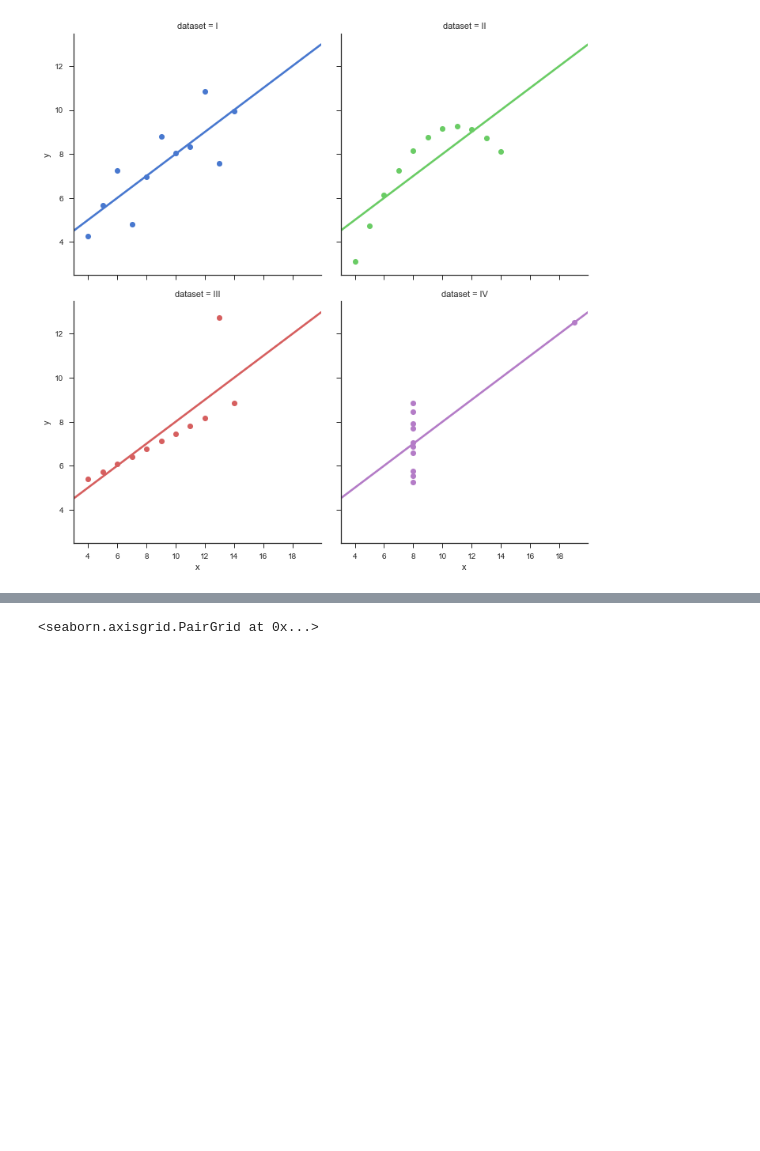
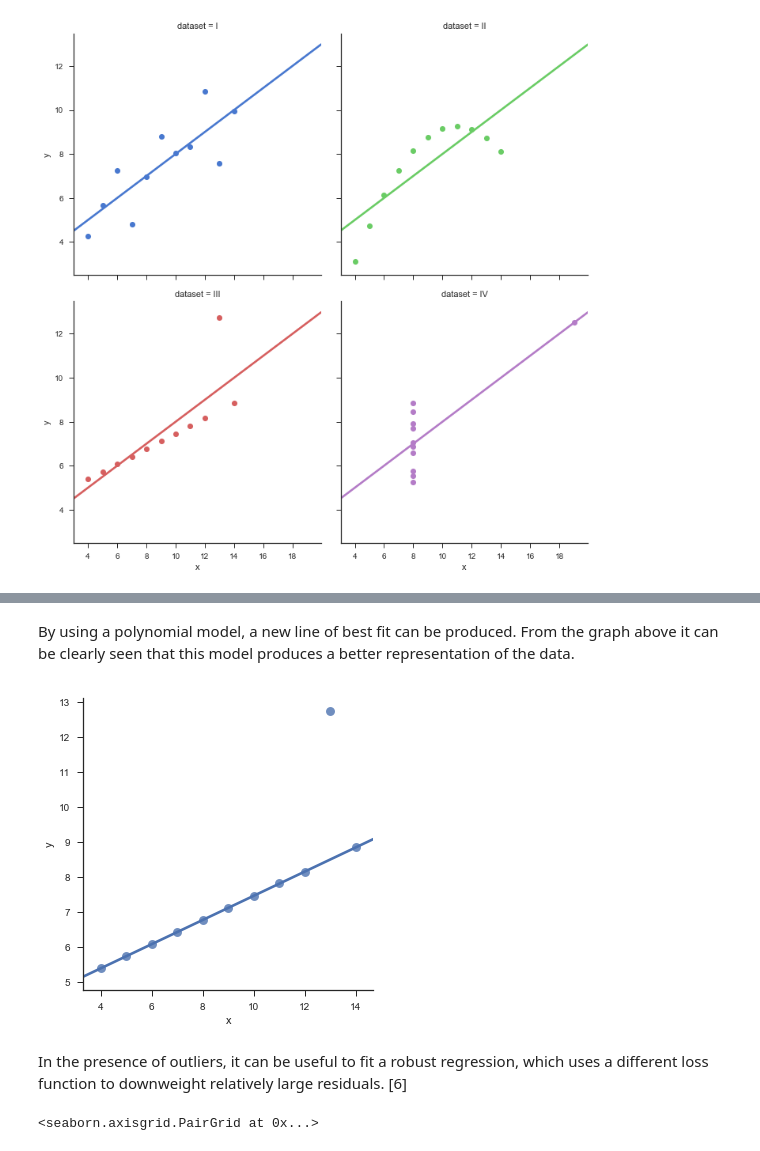
Before and after one commit to peterdt713/Fundamentals_Data_Analysis_Assignment, a Jupyter notebook: Anscombe’s quartet dataset - Research.ipynb, the cells around one changed output, grey strips where cells are left out. Saved outputs shown, nothing was run; the diff lists cells and outputs as text; code cells hidden in the pictures; blank space fills up the shorter version.

```diff
--- a/Anscombe’s quartet dataset - Research.ipynb
+++ b/Anscombe’s quartet dataset - Research.ipynb
@@ -95,3 +105,13 @@ sns.lmplot(x="x", y="y", col="dataset", hue="dataset", data=df,
+# %% [markdown]
+By using a polynomial model, a new line of best fit can be produced. From the graph above it can be clearly seen that this model produces a better representation of the data.
+# %%
+# Robust regression to exclude outlier - Dataset III
+sns.lmplot(x="x", y="y", data=df.query("dataset == 'III'"),
+           robust=True, ci=None, scatter_kws={"s": 80});
+# %% [output]
+[figure, added]
+# %% [markdown]
+In the presence of outliers, it can be useful to fit a robust regression, which uses a different loss function to downweight relatively large residuals. [6]
 # %%
 # Create a Pairplot
 sns.pairplot(df, hue="dataset")
```
Also changed, not shown: parts of 3 cells of this notebook.
